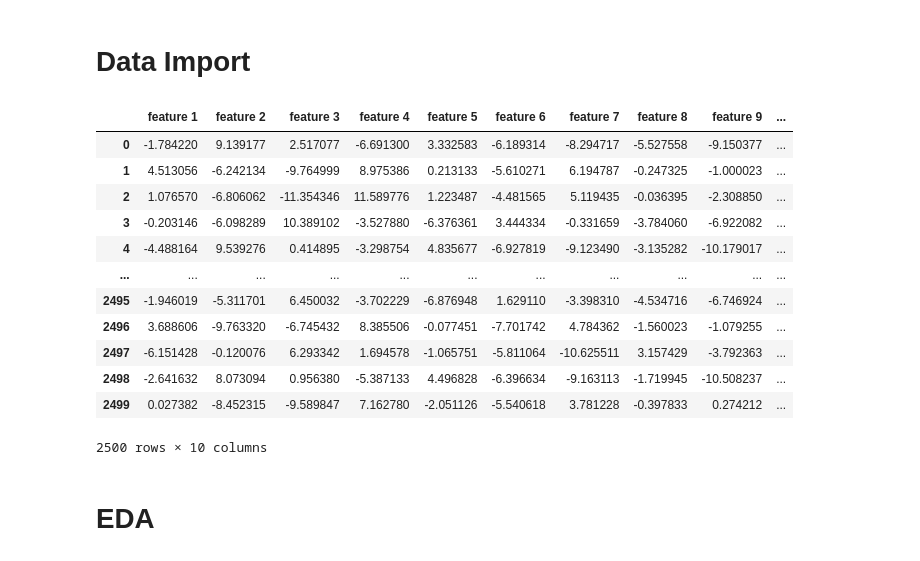
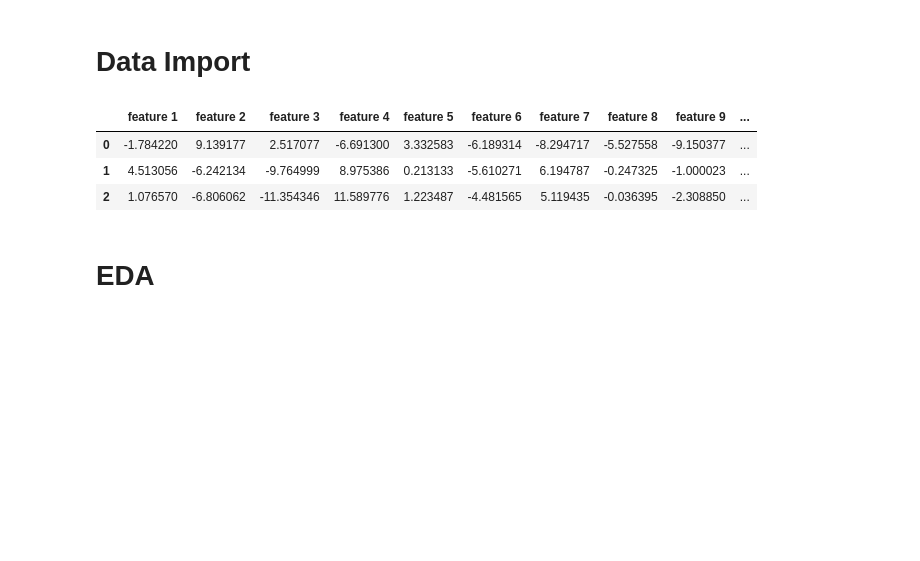
Before and after one commit to Ilan-v/Intro2DS_2022, a Jupyter notebook: clustering.ipynb, the cells around one changed output. Saved outputs shown, nothing was run; the diff lists cells and outputs as text; code cells hidden in the pictures; blank space fills up the shorter version.

```diff
--- a/clustering.ipynb
+++ b/clustering.ipynb
@@ -14,21 +17,12 @@ from Config import *
 data = pd.read_csv(clustering_data_path)
 data.drop(columns=['Unnamed: 0'], inplace=True)
 # %%
-data
+data.head(3)
 # %% [output]
 |  | feature 1 | feature 2 | feature 3 | feature 4 | feature 5 | feature 6 | feature 7 | feature 8 | feature 9 | ... |
 | 0 | -1.784220 | 9.139177 | 2.517077 | -6.691300 | 3.332583 | -6.189314 | -8.294717 | -5.527558 | -9.150377 | ... |
 | 1 | 4.513056 | -6.242134 | -9.764999 | 8.975386 | 0.213133 | -5.610271 | 6.194787 | -0.247325 | -1.000023 | ... |
 | 2 | 1.076570 | -6.806062 | -11.354346 | 11.589776 | 1.223487 | -4.481565 | 5.119435 | -0.036395 | -2.308850 | ... |
-| 3 | -0.203146 | -6.098289 | 10.389102 | -3.527880 | -6.376361 | 3.444334 | -0.331659 | -3.784060 | -6.922082 | ... |
-| 4 | -4.488164 | 9.539276 | 0.414895 | -3.298754 | 4.835677 | -6.927819 | -9.123490 | -3.135282 | -10.179017 | ... |
-| ... | ... | ... | ... | ... | ... | ... | ... | ... | ... | ... |
-| 2495 | -1.946019 | -5.311701 | 6.450032 | -3.702229 | -6.876948 | 1.629110 | -3.398310 | -4.534716 | -6.746924 | ... |
-| 2496 | 3.688606 | -9.763320 | -6.745432 | 8.385506 | -0.077451 | -7.701742 | 4.784362 | -1.560023 | -1.079255 | ... |
-| 2497 | -6.151428 | -0.120076 | 6.293342 | 1.694578 | -1.065751 | -5.811064 | -10.625511 | 3.157429 | -3.792363 | ... |
-| 2498 | -2.641632 | 8.073094 | 0.956380 | -5.387133 | 4.496828 | -6.396634 | -9.163113 | -1.719945 | -10.508237 | ... |
-| 2499 | 0.027382 | -8.452315 | -9.589847 | 7.162780 | -2.051126 | -5.540618 | 3.781228 | -0.397833 | 0.274212 | ... |
-2500 rows × 10 columns
 # %% [markdown]
 # EDA
 # %%
```
Also changed, not shown: parts of 30 cells of this notebook.
